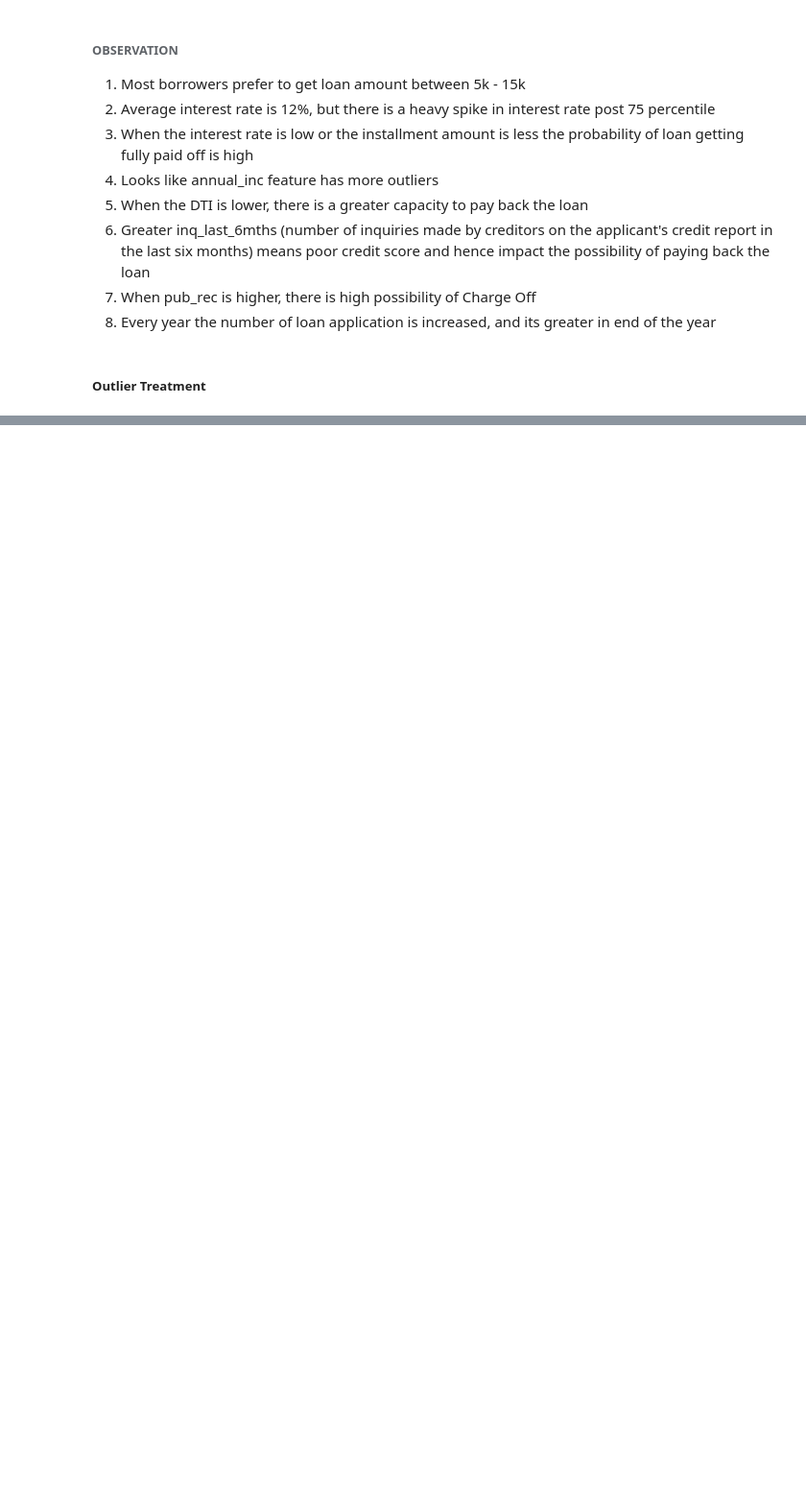
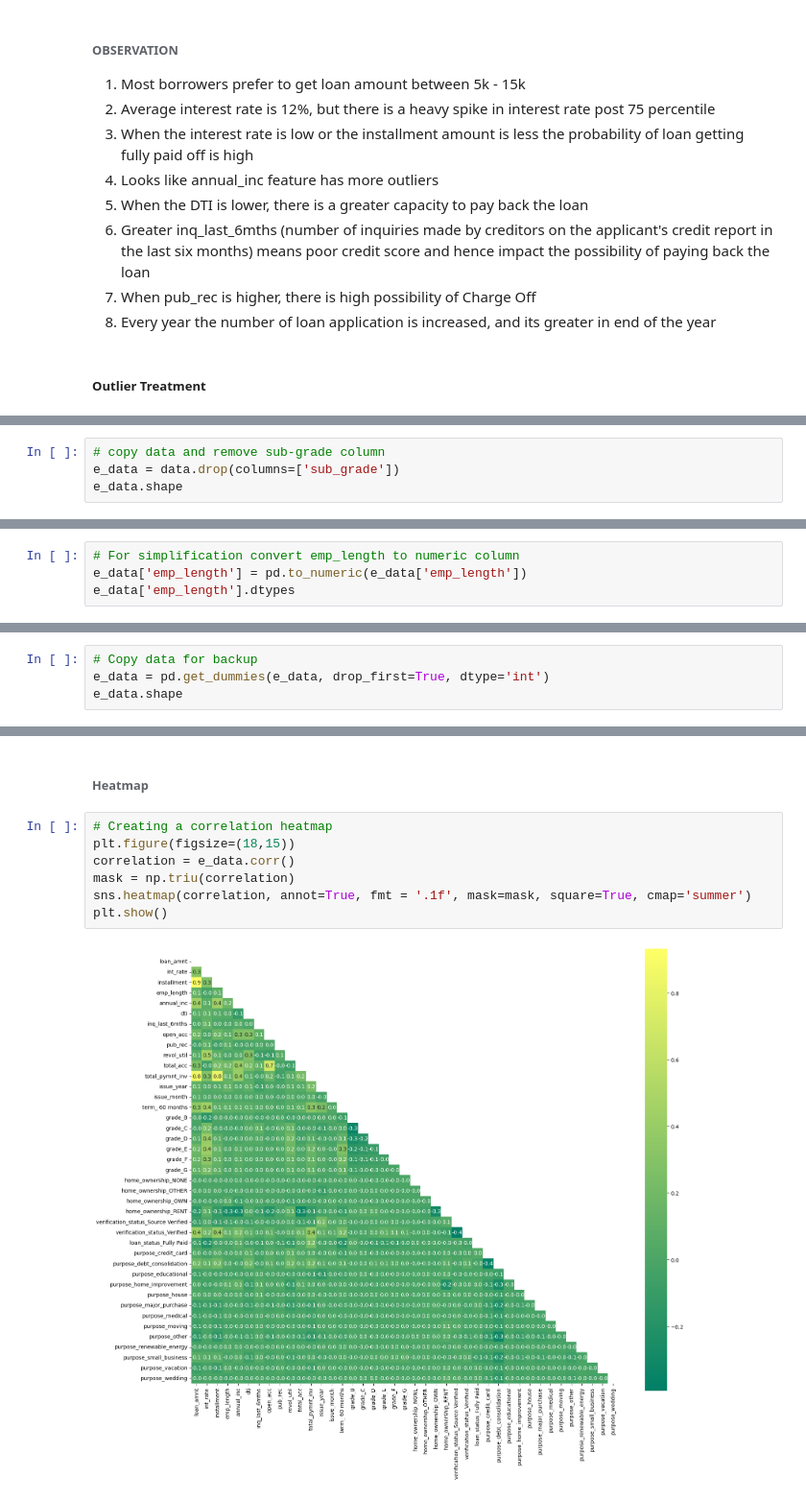
Before and after one commit to Theveetha/LendingClub_EDA_CaseStudy, a Jupyter notebook: LendingClub_EDA.ipynb, the cells around one changed output, grey strips where cells are left out. Shown at 96% size. Cells and saved outputs as stored; diff of their text form; blank space fills up the shorter version.

```diff
--- a/LendingClub_EDA.ipynb
+++ b/LendingClub_EDA.ipynb
@@ -835,0 +887,4 @@ plt.show()
+# %%
+# copy data and remove sub-grade column
+e_data = data.drop(columns=['sub_grade'])
+e_data.shape
@@ -835,0 +893,4 @@ plt.show()
+# %%
+# For simplification convert emp_length to numeric column
+e_data['emp_length'] = pd.to_numeric(e_data['emp_length'])
+e_data['emp_length'].dtypes
@@ -835,0 +899,4 @@ plt.show()
+# %%
+# Copy data for backup
+e_data = pd.get_dummies(e_data, drop_first=True, dtype='int')
+e_data.shape
@@ -835,0 +928,11 @@ plt.show()
+# %% [markdown]
+###### **Heatmap**
+# %%
+# Creating a correlation heatmap
+plt.figure(figsize=(18,15))
+correlation = e_data.corr()
+mask = np.triu(correlation)
+sns.heatmap(correlation, annot=True, fmt = '.1f', mask=mask, square=True, cmap='summer')
+plt.show()
+# %% [output]
+[figure, added]
```
Also changed, not shown: parts of 16 cells of this notebook.
